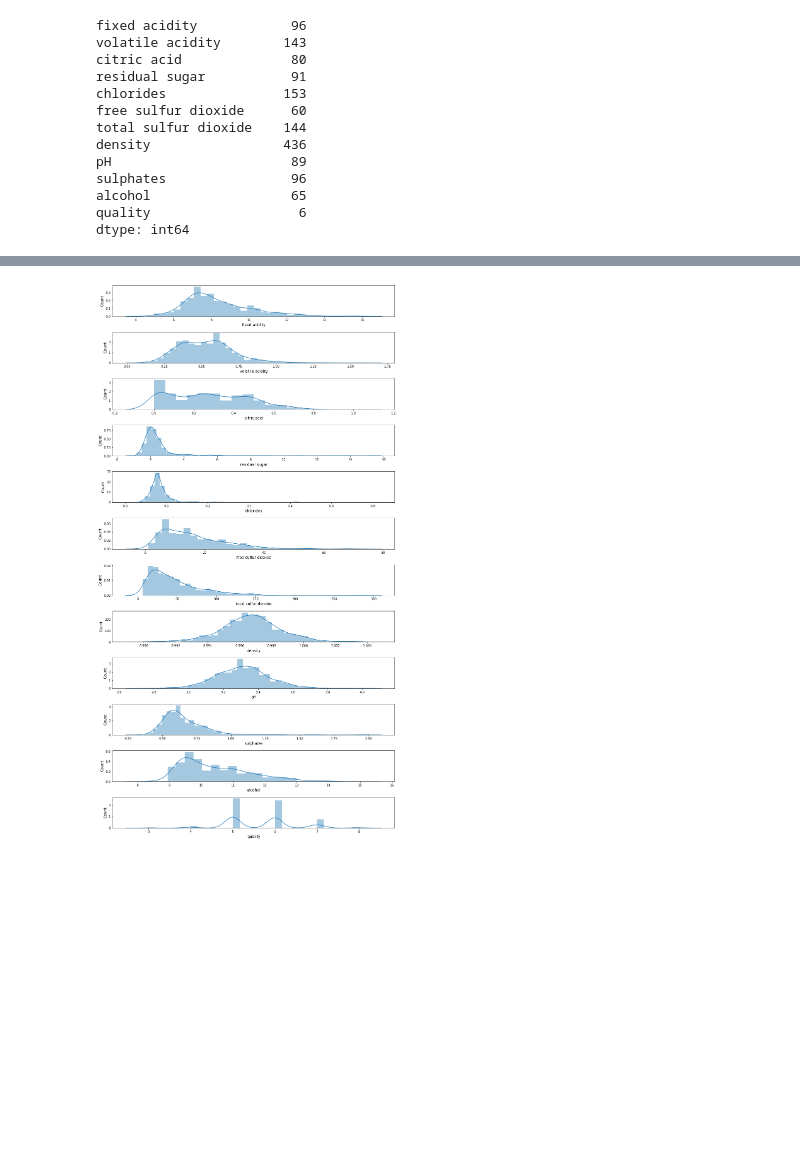
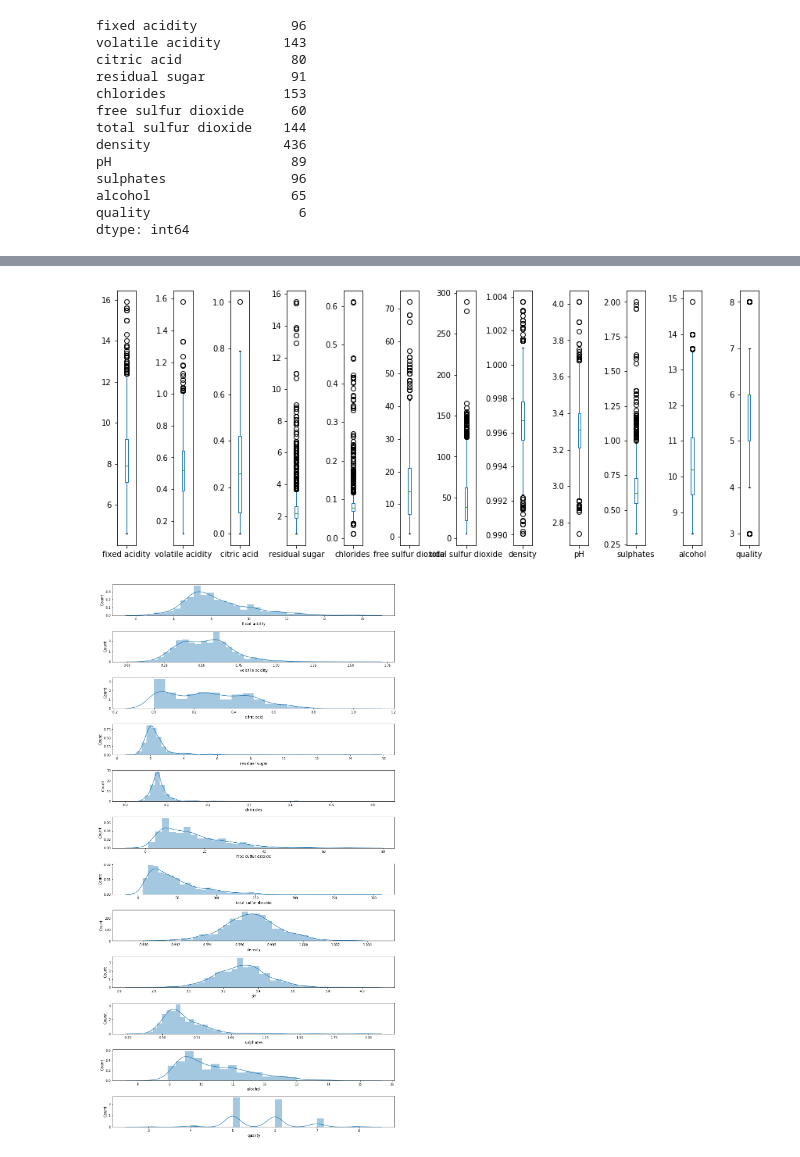
Before and after one commit to sumaanyu/Some-Regression-and-Classification-Projects, a Jupyter notebook: Project.ipynb, the cells around one changed output, grey strips where cells are left out. Drawn from its saved outputs; the diff is of its cells as text; code cells hidden in the pictures; blank space fills up the shorter version.

```diff
--- a/Project.ipynb
+++ b/Project.ipynb
@@ -64,3 +69,8 @@ dtype: int64
+# %%
+df.plot(kind='box', subplots=True, sharex=False, sharey=False, figsize=(6,6));
+plt.subplots_adjust(left = 0.1, right = 2, wspace = 2)
+# %% [output]
+[figure, added]
 # %%
 # check for skewness
 col_names = df.columns
```
Also changed, not shown: parts of 3 cells of this notebook.
